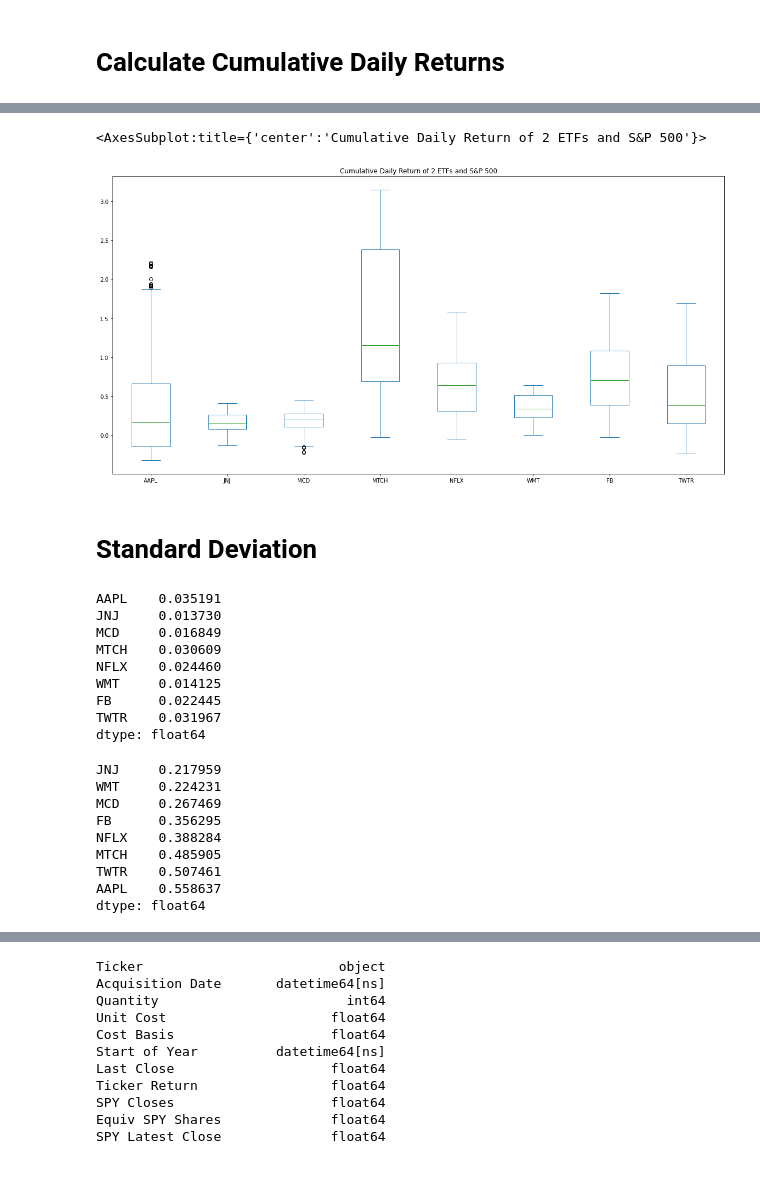
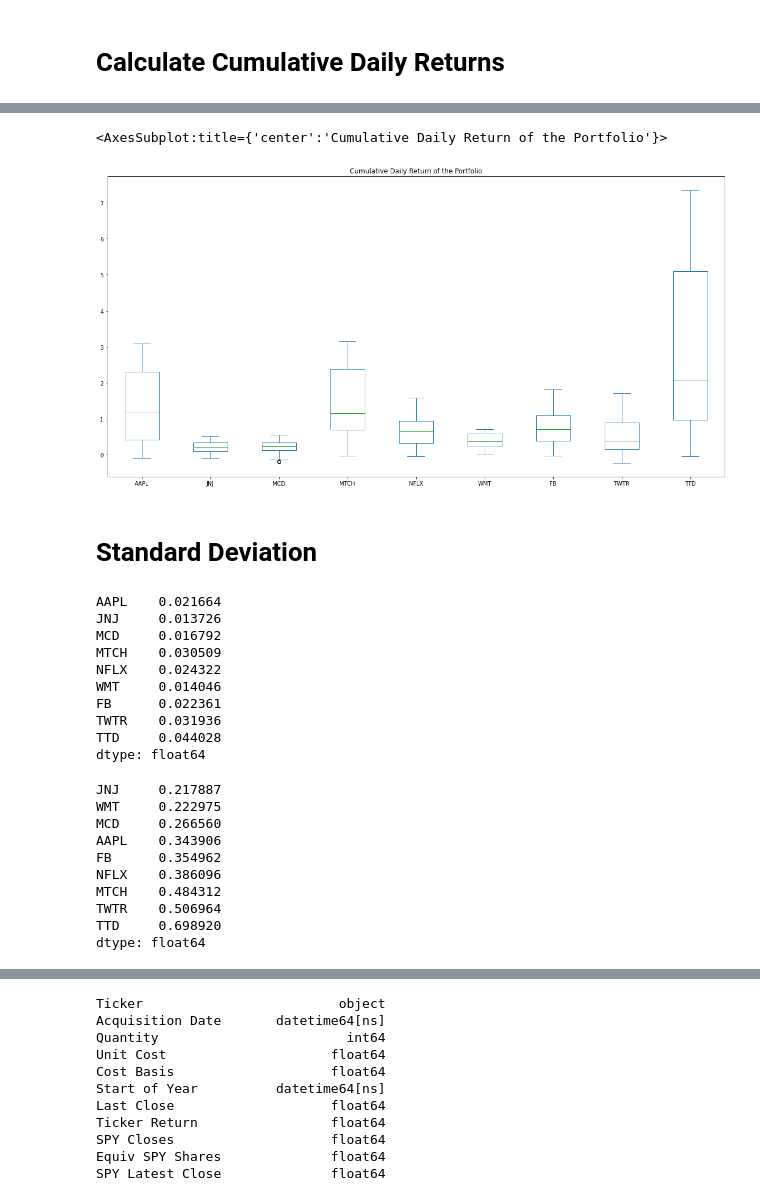
Before and after one commit to sumeetvaidya/bootcamp-project-1, a Jupyter notebook: PortfolioAnalysis.ipynb, the cells around one changed output, grey strips where cells are left out. Saved outputs shown, nothing was run; the diff lists cells and outputs as text; code cells hidden in the pictures; blank space fills up the shorter version.

Commit message:
switched to yahoo finance

```diff
--- a/PortfolioAnalysis.ipynb
+++ b/PortfolioAnalysis.ipynb
@@ -64,34 +66,40 @@ alpaca = tradeapi.REST(
 # Set the tickers and add SPY
 portfolio_tickers =portfolio_df['Ticker'].to_list()
 tickers = portfolio_df['Ticker'].to_list()
-spy_ticker='SPY'
+spy_ticker='^GSPC'
 tickers.append(spy_ticker)
 
 # Set timeframe to '1D'
-timeframe = "1D"
+#timeframe = "1D"
 
 # Set start and end datetimes
-start_date = pd.Timestamp("2019-01-01", tz="America/New_York").isoformat()
-end_date = pd.Timestamp("2021-12-31", tz="America/New_York").isoformat()
+#start_date = pd.Timestamp("2019-01-01", tz="America/New_York").isoformat()
+#end_date = pd.Timestamp("2021-12-31", tz="America/New_York").isoformat()
 
+start_date = "2019-01-01"
+end_date = "2021-12-31"
 #For YTD Calcs
 #end_last_year = datetime.date.fromisoformat(portfolio_df['Start of Year'][0].strftime('%Y-%m-%d'))
-end_last_year = datetime.date.fromisoformat(portfolio_df['Start of Year'][0].strftime('%Y-%m-%d'))
-
+#end_last_year = datetime.date.fromisoformat(portfolio_df['Start of Year'][0].strftime('%Y-%m-%d'))
+end_last_year=datetime.date.fromisoformat(portfolio_df['Start of Year'][0].strftime('%Y-%m-%d'))
 
 # Set limit_rows to 1000 to retreive the maximum amount of rows
-limit_rows = 1000
+#limit_rows = 1000
 
 # Get 1 year's worth of historical data for Tesla and Coca-Cola
 # YOUR CODE HERE!
-df_ticker = alpaca.get_barset(
-    tickers,
-    timeframe,
-    start=start_date,
-    end=end_date,
-    limit=limit_rows
-).df
+#df_ticker = alpaca.get_barset(
+#    tickers,
+#    timeframe,
+#    start=start_date,
+#    end=end_date,
+#    limit=limit_rows
+#).df
 
-# Display sample data
-df_ticker.head(10)
+#Alpaca does not have Adj Closes. Switching to Yahoo! Finance
+yf.pdr_override()
+
+df_ticker = pdr.get_data_yahoo(tickers, start=start_date , end=end_date)
+# Display data
+df_ticker
 # %% [output]
@@ -114,7 +156,7 @@ df_ticker.head(10)
 
 df_closing_prices = pd.DataFrame()
 for ticker in tickers:
-    df_closing_prices[ticker]=df_ticker[ticker]['close']
+    df_closing_prices[ticker]=df_ticker['Adj Close'][ticker]
 
 # Drop the time component of the date
 df_closing_prices.index = df_closing_prices.index.date
@@ -443,8 +511,8 @@ cum_daily_returns_df.head()
 # %%
-cum_daily_returns_df.plot(figsize=(20,10),kind='box' ,title="Cumulative Daily Return of 2 ETFs and S&P 500")
+cum_daily_returns_df.plot(figsize=(20,10),kind='box' ,title="Cumulative Daily Return of the Portfolio")
 # %% [output]
-<AxesSubplot:title={'center':'Cumulative Daily Return of 2 ETFs and S&P 500'}>
+<AxesSubplot:title={'center':'Cumulative Daily Return of the Portfolio'}>
-[figure, old version]
+[figure, new version]
 # %% [markdown]
 # Standard Deviation
 # %%
@@ -452,14 +520,15 @@ df_daily_returns_dev= df_daily_returns.std()
 df_daily_returns_dev.sort_values(ascending=True)
 df_daily_returns_dev
 # %% [output]
-AAPL    0.035191
-JNJ     0.013730
-MCD     0.016849
-MTCH    0.030609
-NFLX    0.024460
-WMT     0.014125
-FB      0.022445
-TWTR    0.031967
+AAPL    0.021664
+JNJ     0.013726
+MCD     0.016792
+MTCH    0.030509
+NFLX    0.024322
+WMT     0.014046
+FB      0.022361
+TWTR    0.031936
+TTD     0.044028
 dtype: float64
 # %%
 # Calculate and sort the annualized standard deviation (252 trading days) of the portfolio
@@ -467,14 +536,15 @@ dtype: float64
 df_daily_returns_dev_252 = df_daily_returns_dev*np.sqrt(252)
 df_daily_returns_dev_252.sort_values(ascending=True)
 # %% [output]
-JNJ     0.217959
-WMT     0.224231
-MCD     0.267469
-FB      0.356295
-NFLX    0.388284
-MTCH    0.485905
-TWTR    0.507461
-AAPL    0.558637
+JNJ     0.217887
+WMT     0.222975
+MCD     0.266560
+AAPL    0.343906
+FB      0.354962
+NFLX    0.386096
+MTCH    0.484312
+TWTR    0.506964
+TTD     0.698920
 dtype: float64
 # %%
 df_daily_returns_std_21=df_daily_returns.rolling(window=21).std()
```
Also changed, not shown: parts of 51 cells of this notebook, 1 other file.
